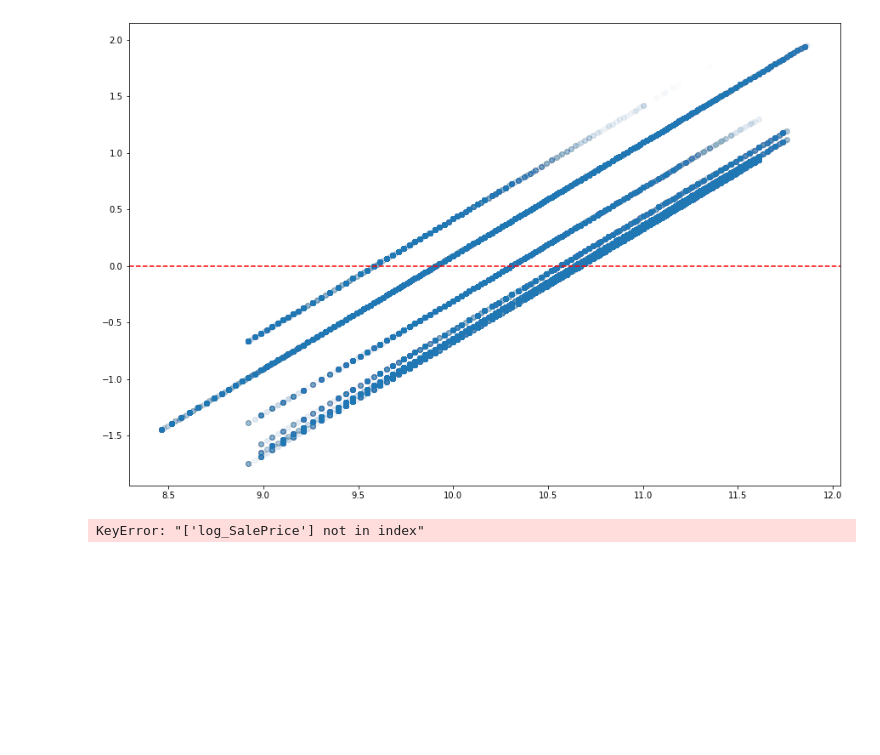
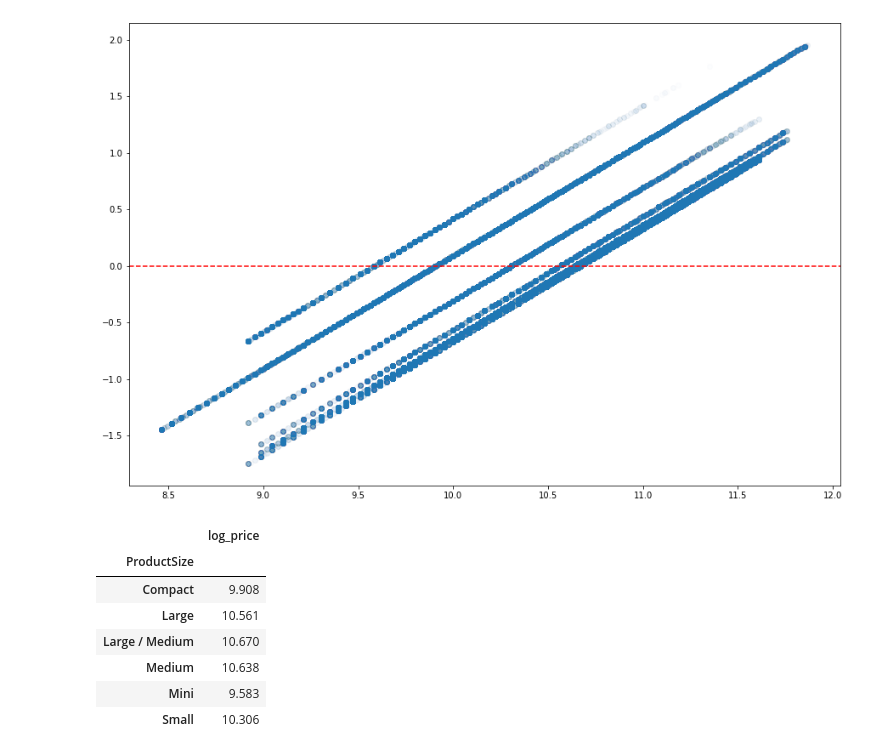
Before and after one commit to morganabbitt/Regression-Analysis, a Jupyter notebook: Morgan_data.ipynb, the cells around one changed output. Saved outputs shown, nothing was run; the diff lists cells and outputs as text; code cells hidden in the pictures; blank space fills up the shorter version.

```diff
--- a/Morgan_data.ipynb
+++ b/Morgan_data.ipynb
@@ -160,11 +124,14 @@ plt.axhline(0, linestyle='--',color='r')
 # %% [output]
 <matplotlib.lines.Line2D at 0x...>
 [figure]
-# %%
-#data['log_SalePrice'] = np.log(data['SalePrice'])
-prod_df = data[['log_SalePrice', 'ProductSize', 'YearMade']]
-#prod_df = prod_df[prod_df['YearMade'] > 1970]
-#prod_df.replace(np.nan, 'Medium', inplace=True)
-#X, y = sm.add_constant(prod_df).drop(columns=['log_SalePrice', 'YearMade']), prod_df['log_SalePrice']
-# %% [output]
-KeyError: "['log_SalePrice'] not in index"
+# %%
+data_1970[['ProductSize', 'log_price']].fillna('Compact').groupby('ProductSize').mean().round(3)
+# %% [output]
+|  | log_price |
+| ProductSize |  |
+| Compact | 9.908 |
+| Large | 10.561 |
+| Large / Medium | 10.670 |
+| Medium | 10.638 |
+| Mini | 9.583 |
+| Small | 10.306 |
```
Also changed, not shown: parts of 6 cells of this notebook.
